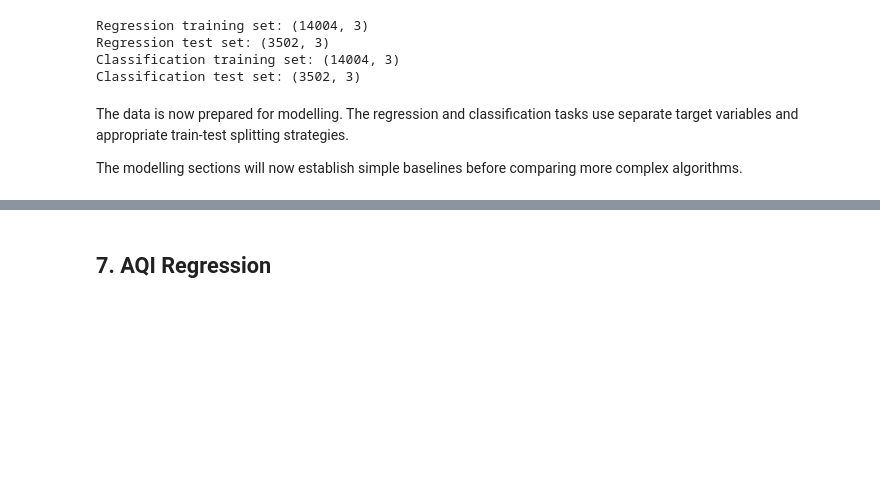
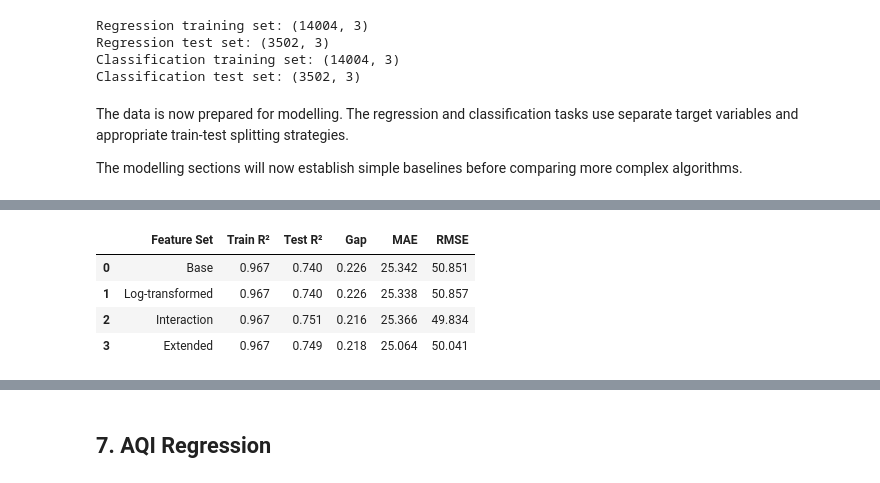
Before and after one commit to shefali-walia/india-air-quality-analysis, a Jupyter notebook: India_Air_Quality_Analysis.ipynb, the cells around one changed output, grey strips where cells are left out. Drawn from its saved outputs; the diff is of its cells as text; code cells hidden in the pictures; blank space fills up the shorter version.

```diff
--- a/India_Air_Quality_Analysis.ipynb
+++ b/India_Air_Quality_Analysis.ipynb
@@ -820,0 +829,57 @@ The modelling sections will now establish simple baselines before comparing more
+# %%
+from sklearn.ensemble import RandomForestRegressor
+from sklearn.metrics import r2_score, mean_absolute_error, mean_squared_error
+import numpy as np
+
+feature_sets = {
+    "Base": base_features,
+    "Log-transformed": log_features,
+    "Interaction": interaction_features,
+    "Extended": extended_features
+}
+
+feature_results = []
+
+for name, features in feature_sets.items():
+
+    X = df_model[features]
+    y = df_model['AQI']
+
+    X_train, X_test, y_train, y_test = train_test_split(
+        X,
+        y,
+        test_size=0.2,
+        random_state=42
+    )
+
+    model = RandomForestRegressor(
+        n_estimators=100,
+        random_state=42
+    )
+
+    model.fit(X_train, y_train)
+
+    train_pred = model.predict(X_train)
+    test_pred = model.predict(X_test)
+
+    train_r2 = r2_score(y_train, train_pred)
+    test_r2 = r2_score(y_test, test_pred)
+
+    feature_results.append({
+        "Feature Set": name,
+        "Train R²": train_r2,
+        "Test R²": test_r2,
+        "Gap": train_r2 - test_r2,
+        "MAE": mean_absolute_error(y_test, test_pred),
+        "RMSE": np.sqrt(mean_squared_error(y_test, test_pred))
+    })
+
+feature_results_df = pd.DataFrame(feature_results)
+
+feature_results_df.round(3)
+# %% [output]
+|  | Feature Set | Train R² | Test R² | Gap | MAE | RMSE |
+| 0 | Base | 0.967 | 0.740 | 0.226 | 25.342 | 50.851 |
+| 1 | Log-transformed | 0.967 | 0.740 | 0.226 | 25.338 | 50.857 |
+| 2 | Interaction | 0.967 | 0.751 | 0.216 | 25.366 | 49.834 |
+| 3 | Extended | 0.967 | 0.749 | 0.218 | 25.064 | 50.041 |
```
Also changed, not shown: parts of 30 cells of this notebook.
